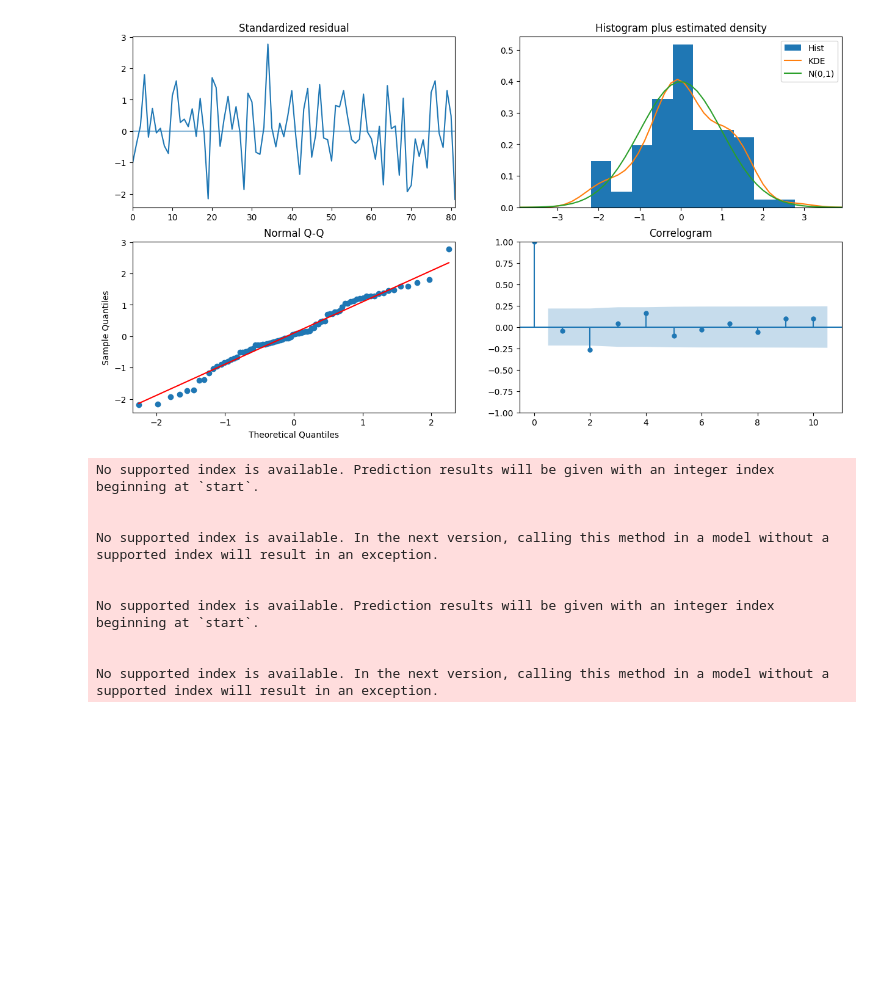
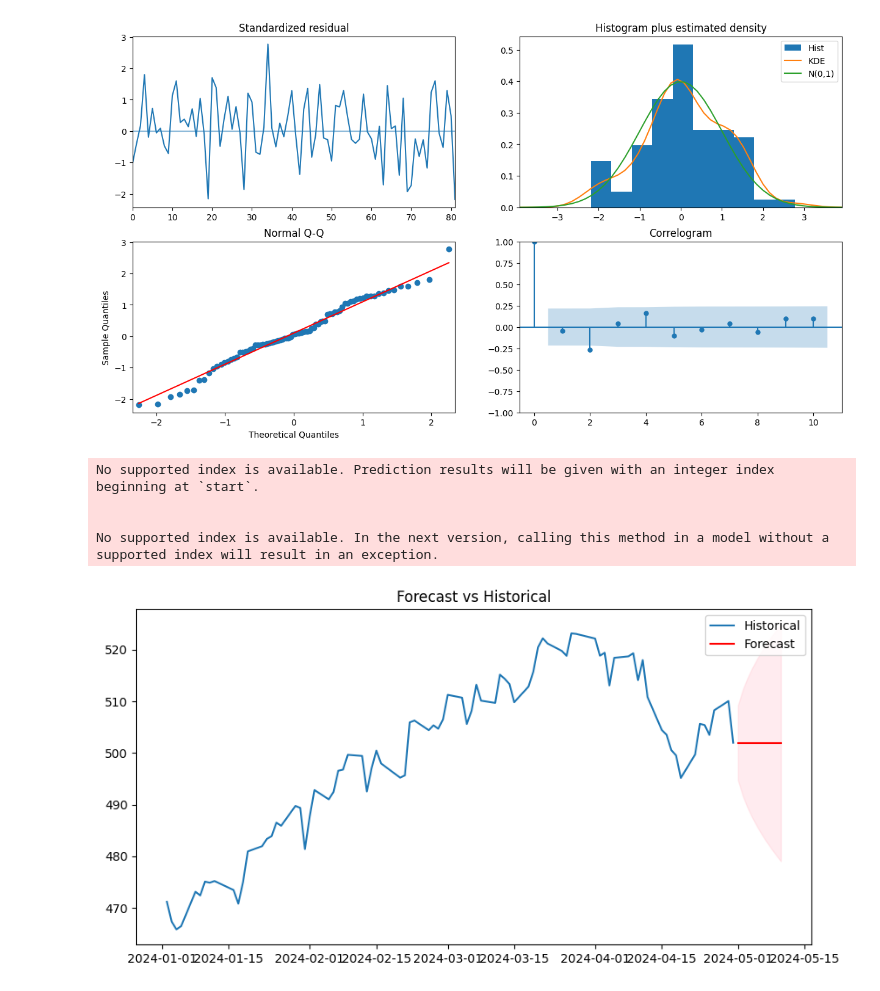
Before and after one commit to diheng99/Time-Series-Forecast--SPY-ETF--using-ARIMA, a Jupyter notebook: ARIMA_SPY.ipynb, the cells around one changed output. Saved outputs shown, nothing was run; the diff lists cells and outputs as text; code cells hidden in the pictures; blank space fills up the shorter version.

```diff
--- a/ARIMA_SPY.ipynb
+++ b/ARIMA_SPY.ipynb
@@ -122,51 +129,26 @@ auto_model.plot_diagnostics(figsize=(15, 8))
 plt.show()
 # %% [output]
 [figure]
-# %%
-import numpy as np
-
-forecast, conf_int = auto_model.predict(n_periods=10, return_conf_int=True)
-
-# Assuming 'auto_model' is your forecasting model and 'series' is your historical data
-forecast, conf_int = auto_model.predict(n_periods=10, return_conf_int=True)
-
-# Create a range for the forecasts
-forecast_index = pd.date_range(start=series.index[-1], periods=11, freq='D')[1:]
-
-# Create the figure for plotting
-fig = go.Figure()
-
-# Add historical data to the plot
-fig.add_trace(go.Scatter(x=series.index, y=series, mode='lines', name='Historical'))
-
-# Add forecast data to the plot
-fig.add_trace(go.Scatter(x=forecast_index, y=forecast, mode='lines', name='Forecast', line=dict(color='red')))
-
-# Add confidence intervals as a filled area
-fig.add_trace(go.Scatter(x=forecast_index.tolist() + forecast_index[::-1].tolist(),
-                         y=np.concatenate([conf_int[:, 1], conf_int[::-1, 0]]),
-                         fill='toself',
-                         fillcolor='pink',
-                         line=dict(color='rgba(255,255,255,0)'),
-                         name='Confidence Interval',
-                         showlegend=False))
-
-# Update layout to add titles and labels
-fig.update_layout(title='Forecast vs Historical Data',
-                  xaxis_title='Date',
-                  yaxis_title='Value',
-                  legend_title='Legend')
-
-# Show the plot
-fig.show()
-# %% [output]
-No supported index is available. Prediction results will be given with an integer index beginning at `start`.
-
-
-No supported index is available. In the next version, calling this method in a model without a supported index will result in an exception.
-
-
-No supported index is available. Prediction results will be given with an integer index beginning at `start`.
-
-
-No supported index is available. In the next version, calling this method in a model without a supported index will result in an exception.
+# %%
+forecast, conf_int = auto_model.predict(n_periods=10, return_conf_int=True)
+
+# Create a range for the forecasts
+forecast_index = pd.date_range(start=series.index[-1], periods=11, freq='D')[1:]  # Adjust 'freq' accordingly
+
+# Plot the forecast alongside the historical data
+plt.figure(figsize=(10, 5))
+plt.plot(series, label='Historical')
+plt.plot(forecast_index, forecast, color='red', label='Forecast')
+plt.fill_between(forecast_index,
+                 conf_int[:, 0],
+                 conf_int[:, 1],
+                 color='pink', alpha=0.3)
+plt.title('Forecast vs Historical')
+plt.legend()
+plt.show()
+# %% [output]
+No supported index is available. Prediction results will be given with an integer index beginning at `start`.
+
+
+No supported index is available. In the next version, calling this method in a model without a supported index will result in an exception.
+[figure, added]
```
Also changed, not shown: parts of 3 cells of this notebook.
